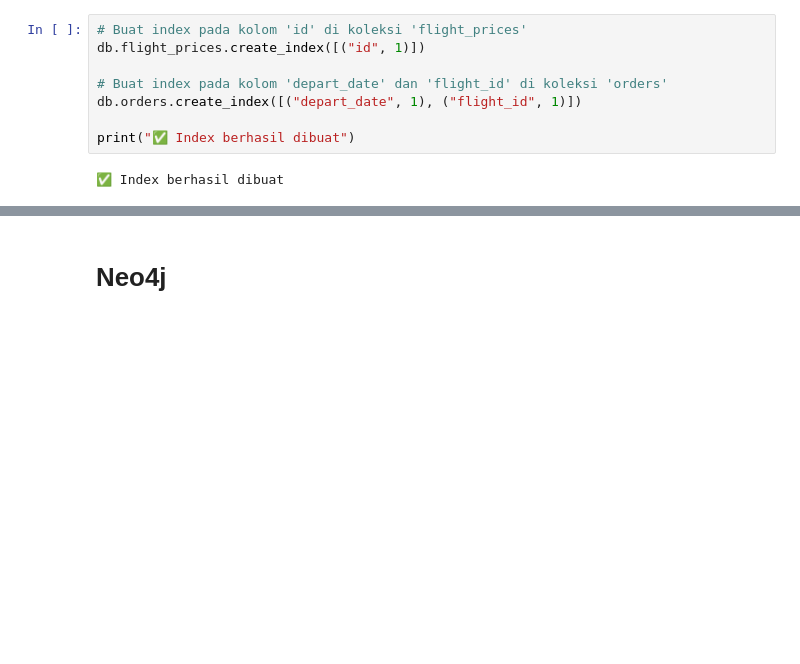
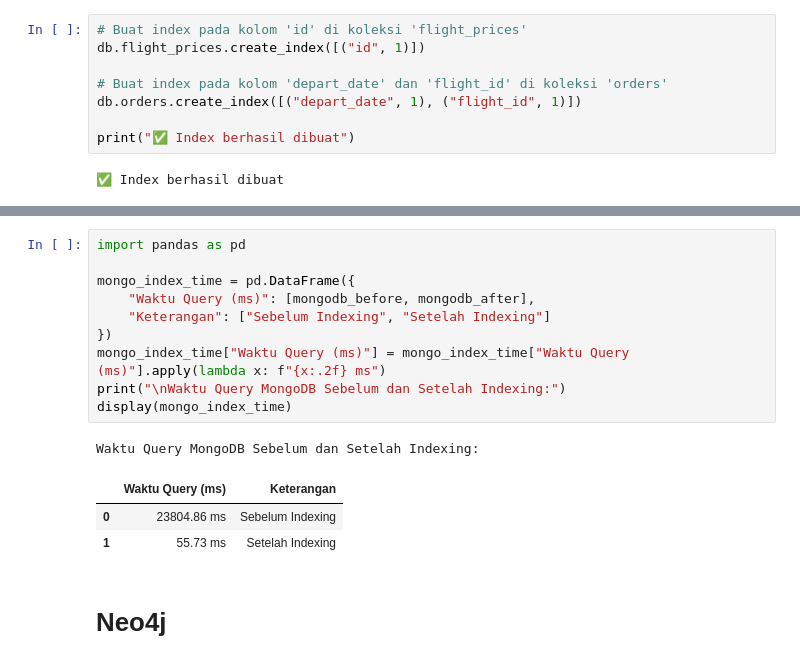
Before and after one commit to dikaizm/college-robd-nosql, a Jupyter notebook: Graph+Document_Tiket_com.ipynb, the cells around one changed output, grey strips where cells are left out. Cells and saved outputs as stored; diff of their text form; blank space fills up the shorter version.

```diff
--- a/Graph+Document_Tiket_com.ipynb
+++ b/Graph+Document_Tiket_com.ipynb
@@ -265,3 +267,18 @@ Waktu query setelah indexing: 75.62 ms
+# %%
+import pandas as pd
+
+mongo_index_time = pd.DataFrame({
+    "Waktu Query (ms)": [mongodb_before, mongodb_after],
+    "Keterangan": ["Sebelum Indexing", "Setelah Indexing"]
+})
+mongo_index_time["Waktu Query (ms)"] = mongo_index_time["Waktu Query (ms)"].apply(lambda x: f"{x:.2f} ms")
+print("\nWaktu Query MongoDB Sebelum dan Setelah Indexing:")
+display(mongo_index_time)
+# %% [output]
+Waktu Query MongoDB Sebelum dan Setelah Indexing:
+|  | Waktu Query (ms) | Keterangan |
+| 0 | 23804.86 ms | Sebelum Indexing |
+| 1 | 55.73 ms | Setelah Indexing |
 # %% [markdown]
 # **Neo4j**
 # %%
```
Also changed, not shown: parts of 29 cells of this notebook, 1 other file.
